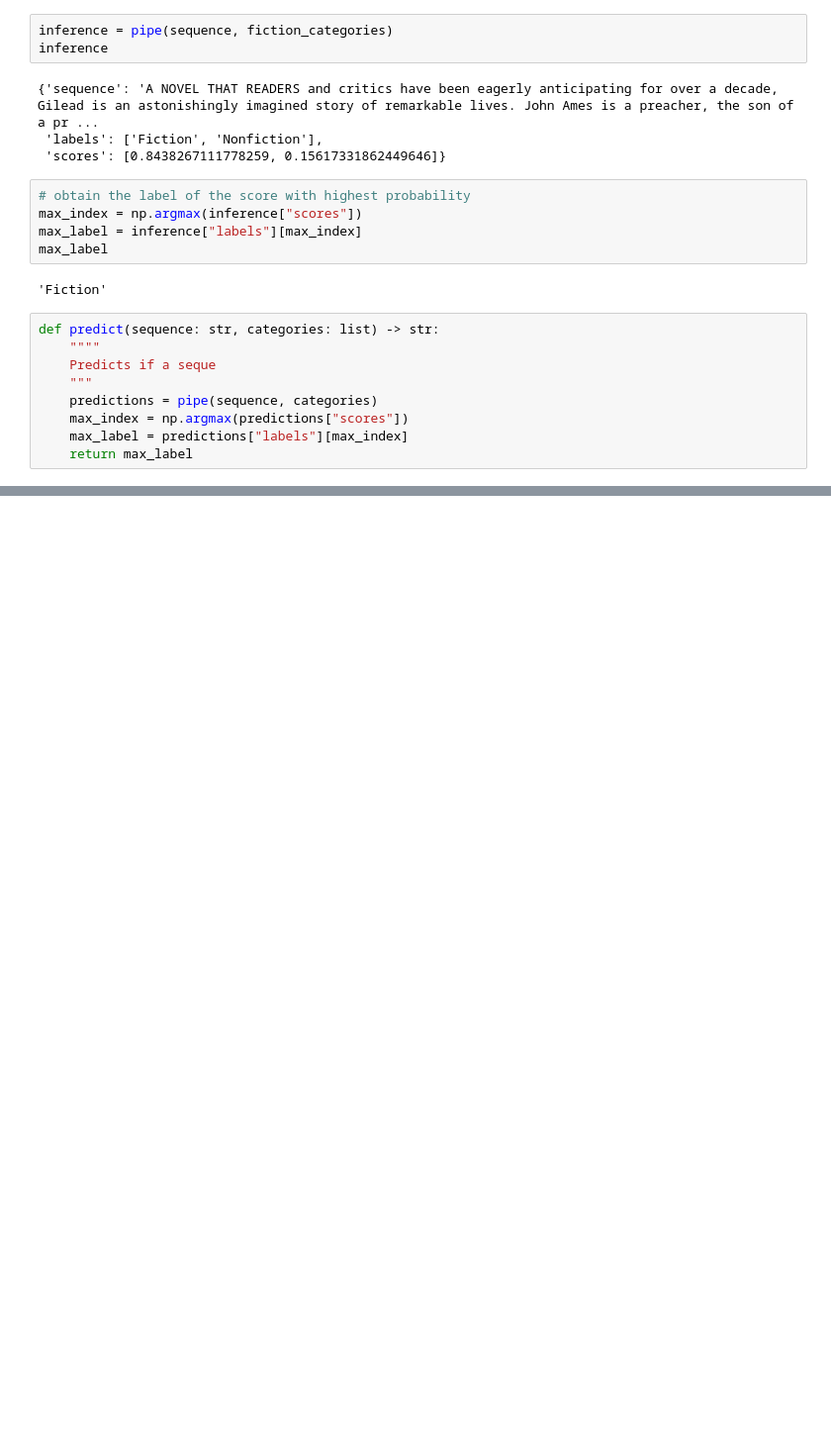
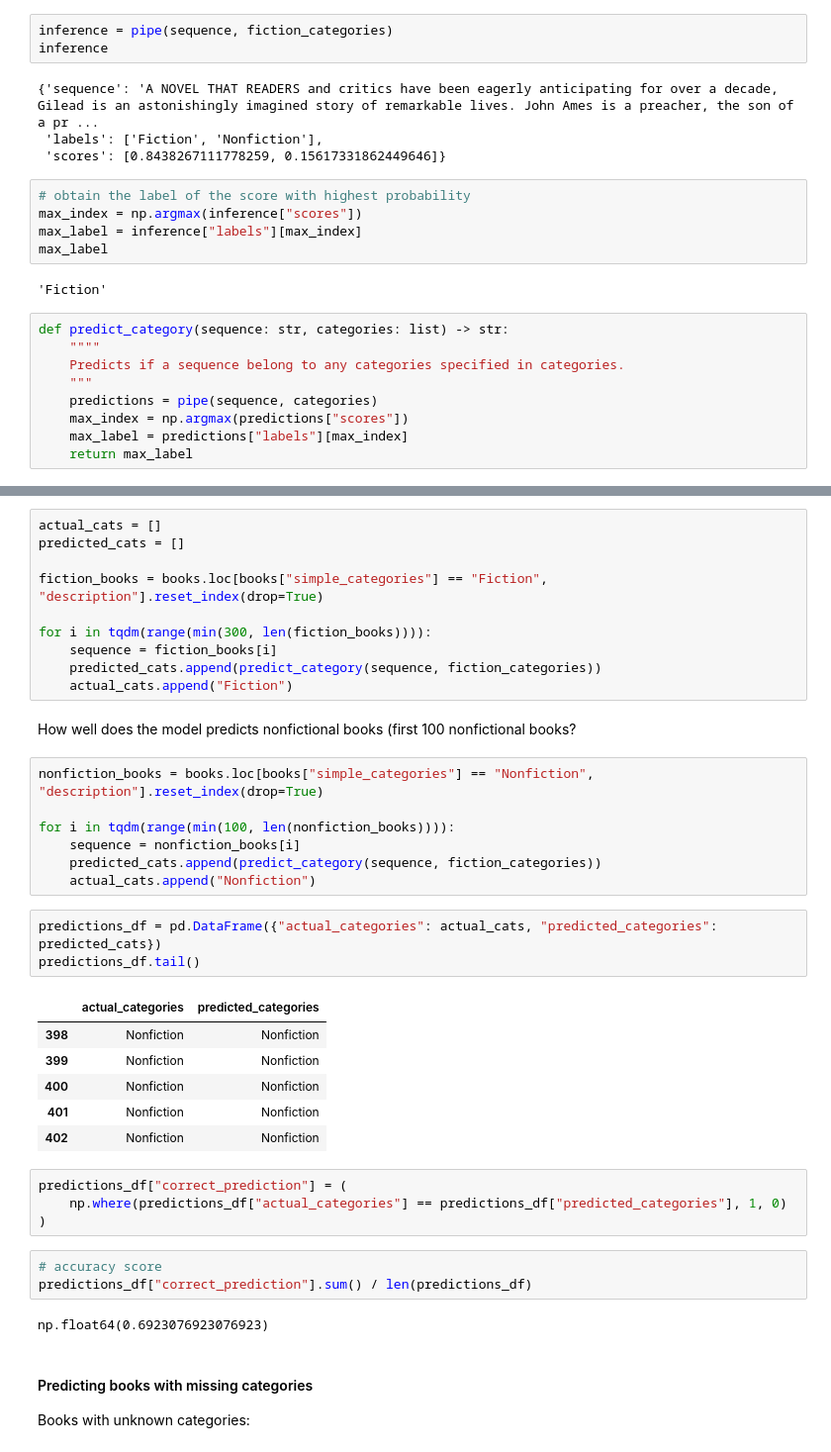
Before and after one commit to omogbolahan94/Book-Recommender-System, a Jupyter notebook: book_classification.ipynb, the cells around one changed output, grey strips where cells are left out. Shown at 99% size. Drawn from its saved outputs; the diff is of its cells as text; blank space fills up the shorter version.

```diff
--- a/book_classification.ipynb
+++ b/book_classification.ipynb
@@ -207,9 +217,9 @@ max_label
 # %% [output]
 'Fiction'
 # %%
-def predict(sequence: str, categories: list) -> str:
+def predict_category(sequence: str, categories: list) -> str:
     """"
-    Predicts if a seque
+    Predicts if a sequence belong to any categories specified in categories.
     """
     predictions = pipe(sequence, categories)
     max_index = np.argmax(predictions["scores"])
@@ -217,0 +234,42 @@ def predict(sequence: str, categories: list) -> str:
+# %%
+actual_cats = []
+predicted_cats = []
+
+fiction_books = books.loc[books["simple_categories"] == "Fiction", "description"].reset_index(drop=True)
+
+for i in tqdm(range(min(300, len(fiction_books)))):
+    sequence = fiction_books[i]
+    predicted_cats.append(predict_category(sequence, fiction_categories))
+    actual_cats.append("Fiction")
+# %% [markdown]
+How well does the model predicts nonfictional books (first 100 nonfictional books?
+# %%
+nonfiction_books = books.loc[books["simple_categories"] == "Nonfiction", "description"].reset_index(drop=True)
+
+for i in tqdm(range(min(100, len(nonfiction_books)))):
+    sequence = nonfiction_books[i]
+    predicted_cats.append(predict_category(sequence, fiction_categories))
+    actual_cats.append("Nonfiction")
+# %%
+predictions_df = pd.DataFrame({"actual_categories": actual_cats, "predicted_categories": predicted_cats})
+predictions_df.tail()
+# %% [output]
+|  | actual_categories | predicted_categories |
+| 398 | Nonfiction | Nonfiction |
+| 399 | Nonfiction | Nonfiction |
+| 400 | Nonfiction | Nonfiction |
+| 401 | Nonfiction | Nonfiction |
+| 402 | Nonfiction | Nonfiction |
+# %%
+predictions_df["correct_prediction"] = (
+    np.where(predictions_df["actual_categories"] == predictions_df["predicted_categories"], 1, 0)
+)
+# %%
+# accuracy score
+predictions_df["correct_prediction"].sum() / len(predictions_df)
+# %% [output]
+np.float64(0.6923076923076923)
+# %% [markdown]
+#### Predicting books with missing categories
+
+Books with unknown categories:
```
Also changed, not shown: parts of 13 cells of this notebook, 1 other file.
